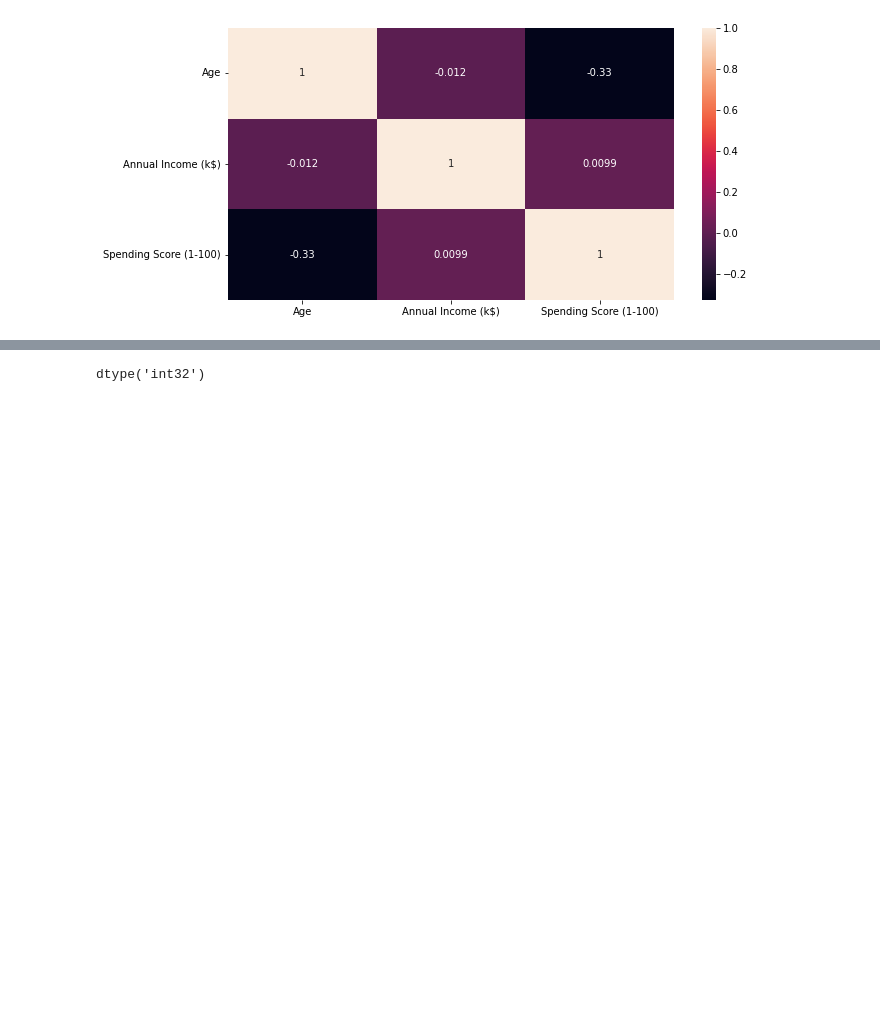
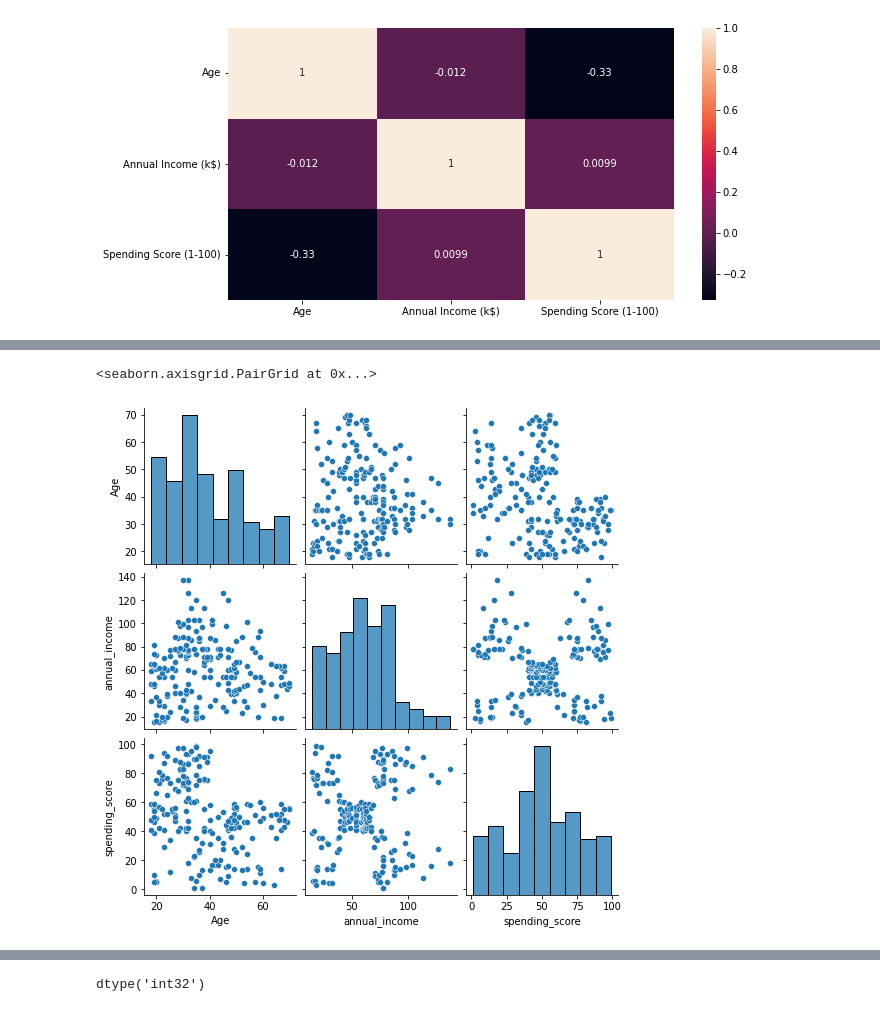
Before and after one commit to dafex301/Clustering-Flask, a Jupyter notebook: model/model.ipynb, the cells around one changed output, grey strips where cells are left out. Saved outputs shown, nothing was run; the diff lists cells and outputs as text; code cells hidden in the pictures; blank space fills up the shorter version.

```diff
--- a/model/model.ipynb
+++ b/model/model.ipynb
@@ -104,3 +94,9 @@ plt.show()
+# %%
+# Plot the data for each 2 columns
+sns.pairplot(df)
+# %% [output]
+<seaborn.axisgrid.PairGrid at 0x...>
+[figure, added]
 # %%
 # Elbow method to find the optimal number of clusters
 wcss = []
```
Also changed, not shown: parts of 10 cells of this notebook, 1 other file.
